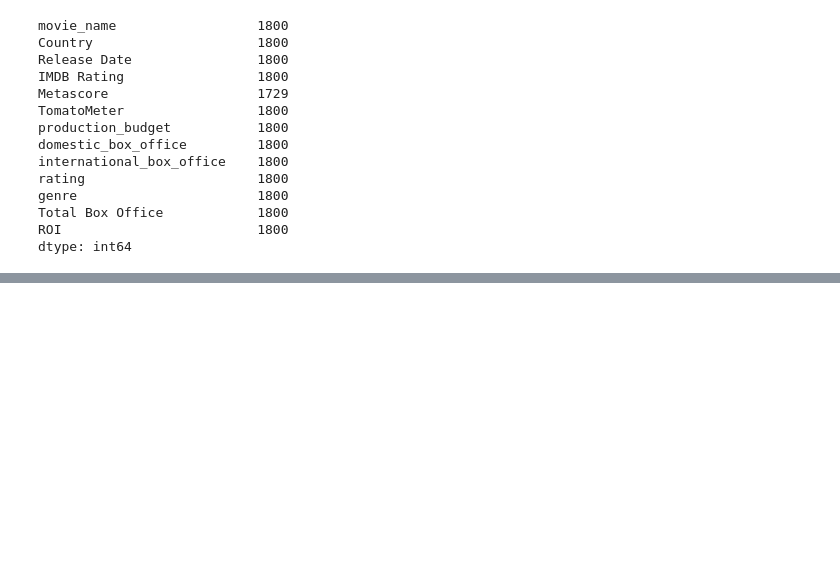
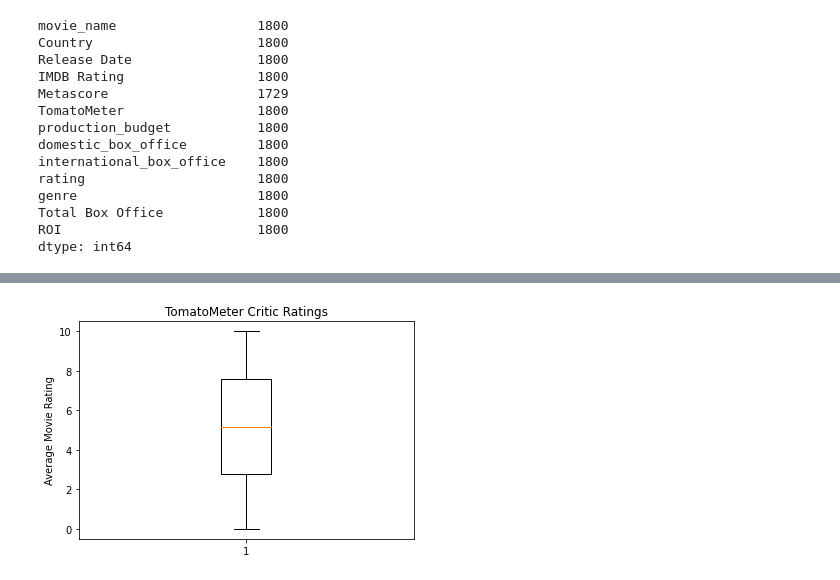
Before and after one commit to cspence001/Boxoffice_Project, a Jupyter notebook: analysis_critic_ratings.ipynb, the cells around one changed output, grey strips where cells are left out. Cells and saved outputs as stored; diff of their text form; code cells hidden in the pictures; blank space fills up the shorter version.

```diff
--- a/analysis_critic_ratings.ipynb
+++ b/analysis_critic_ratings.ipynb
@@ -61,4 +65,4 @@ dtype: int64
 # %%
 #converting metascore to 0.0/10
-combined_df["Metascore"] = (combined_df["Metascore"]*.1).round(1)
-combined_df
+#cleaned_df["Metascore"] = (cleaned_df["Metascore"]*.1).round(1)
+#cleaned_df
@@ -106,0 +116,3 @@ metascore = combined_df["Metascore"].to_list()
+# %%
+combined_df["TomatoMeter"] = combined_df["TomatoMeter"].replace('%','',regex=True)
+combined_df
@@ -106,0 +133,3 @@ metascore = combined_df["Metascore"].to_list()
+# %%
+combined_df["TomatoMeter"] = combined_df["TomatoMeter"].apply(pd.eval)
+combined_df
@@ -107,4 +150,4 @@ metascore = combined_df["Metascore"].to_list()
 # %%
-t_list = combined_df["TomatoMeter"].replace('%','',regex=True).to_list()
+t_list = (combined_df["TomatoMeter"]*.1).to_list()
 t_list
 # %% [output]
@@ -147,9 +192,11 @@ plt.show()
 # %%
 #creating boxplot for tomatoMeter ratings
 fig3, ax3 = plt.subplots()
 ax3.set_title('TomatoMeter Critic Ratings')
 ax3.set_ylabel('Average Movie Rating')
-ax3.boxplot(tmeter)
+ax3.boxplot(t_list)
 plt.show()
+# %% [output]
+[figure, added]
 # %%
 #combine boxplots to compare critic ratings
```
Also changed, not shown: parts of 11 cells of this notebook.
